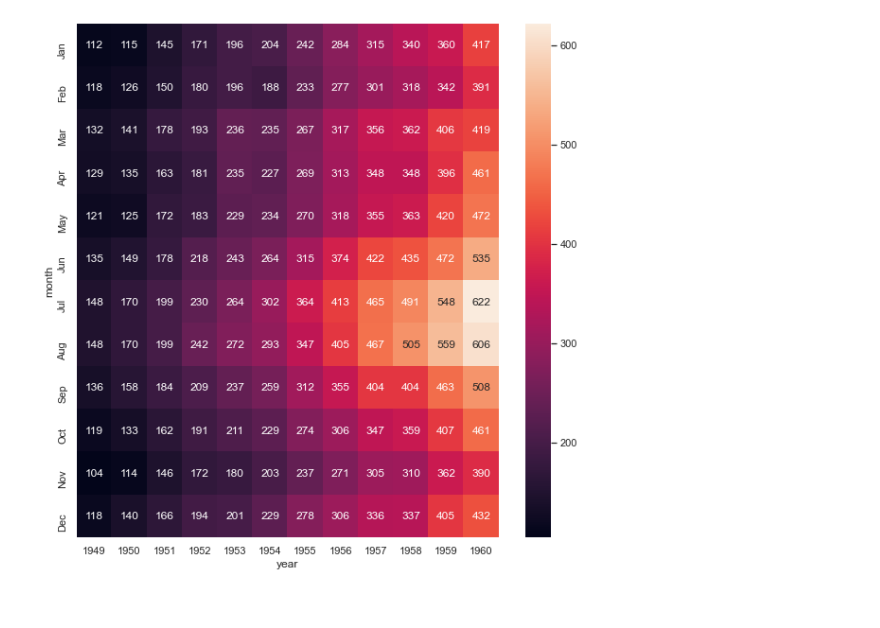
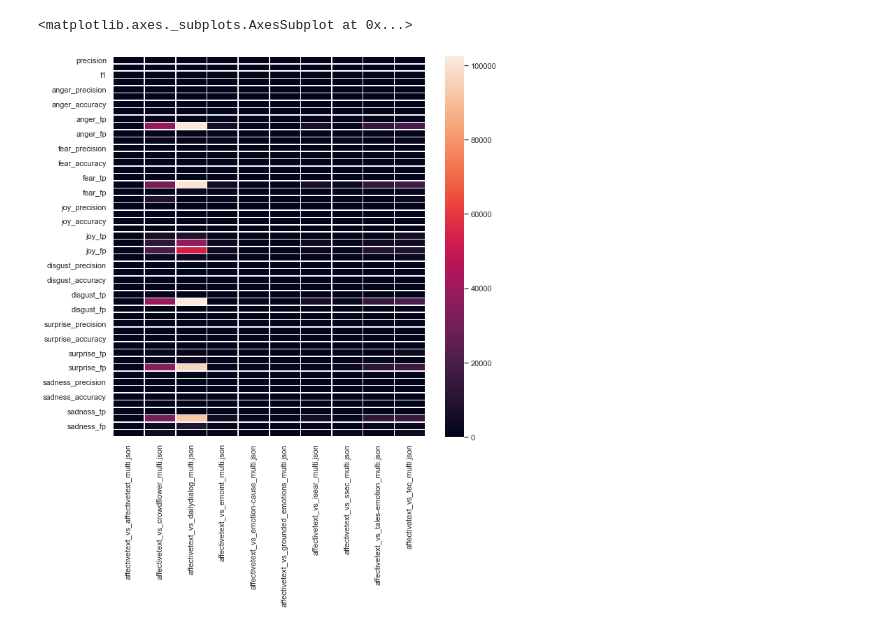
Before and after one commit to Fuehnix/Ling506TermProject, a Jupyter notebook: AnalyzeResults.ipynb, the cells around one changed output. Drawn from its saved outputs; the diff is of its cells as text; code cells hidden in the pictures.

```diff
--- a/AnalyzeResults.ipynb
+++ b/AnalyzeResults.ipynb
@@ -73,11 +126,10 @@ affectivetext_vs_dailydialog_multi.txt
 # %%
-import matplotlib.pyplot as plt
-import numpy as np; np.random.seed(0)
-import seaborn as sns; sns.set_theme()
-uniform_data = np.random.rand(10, 12)
-fig, ax = plt.subplots(figsize=(10,10))         # Sample figsize in inches
-flights = sns.load_dataset("flights")
-flights = flights.pivot("month", "year", "passengers")
-ax = sns.heatmap(flights, annot=True, fmt="d")
+# import matplotlib.pyplot as plt
+# import numpy as np; np.random.seed(0)
+# import seaborn as sns; sns.set_theme()
+# uniform_data = np.random.rand(10, 12)
+# fig, ax = plt.subplots(figsize=(10,10))         # Sample figsize in inches
+# sns.heatmap(combinedDF, linewidths=.5, ax=ax)
 # %% [output]
+<matplotlib.axes._subplots.AxesSubplot at 0x...>
-[figure, old version]
+[figure, new version]
```
Also changed, not shown: parts of 5 cells of this notebook.
